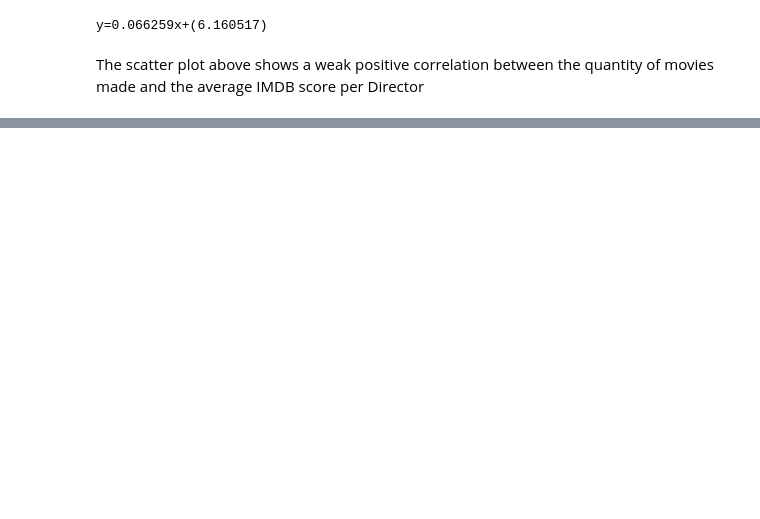
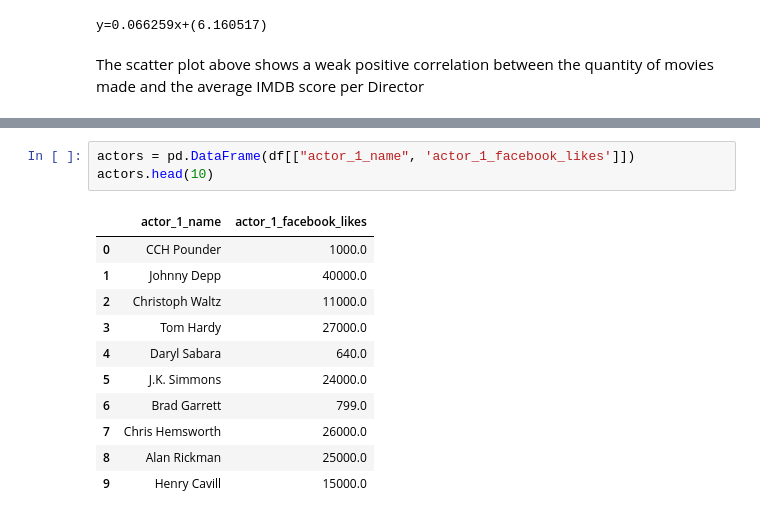
Before and after one commit to BrittanyClemmons/project_one, a Jupyter notebook: Brittany_Clean_Notebook.ipynb, the cells around one changed output, grey strips where cells are left out. Saved outputs shown, nothing was run; the diff lists cells and outputs as text; blank space fills up the shorter version.

```diff
--- a/Brittany_Clean_Notebook.ipynb
+++ b/Brittany_Clean_Notebook.ipynb
@@ -188,0 +213,15 @@ The scatter plot above shows a weak positive correlation between the quantity of
+# %%
+actors = pd.DataFrame(df[["actor_1_name", 'actor_1_facebook_likes']])
+actors.head(10)
+# %% [output]
+|  | actor_1_name | actor_1_facebook_likes |
+| 0 | CCH Pounder | 1000.0 |
+| 1 | Johnny Depp | 40000.0 |
+| 2 | Christoph Waltz | 11000.0 |
+| 3 | Tom Hardy | 27000.0 |
+| 4 | Daryl Sabara | 640.0 |
+| 5 | J.K. Simmons | 24000.0 |
+| 6 | Brad Garrett | 799.0 |
+| 7 | Chris Hemsworth | 26000.0 |
+| 8 | Alan Rickman | 25000.0 |
+| 9 | Henry Cavill | 15000.0 |
```
Also changed, not shown: parts of 4 cells of this notebook.
